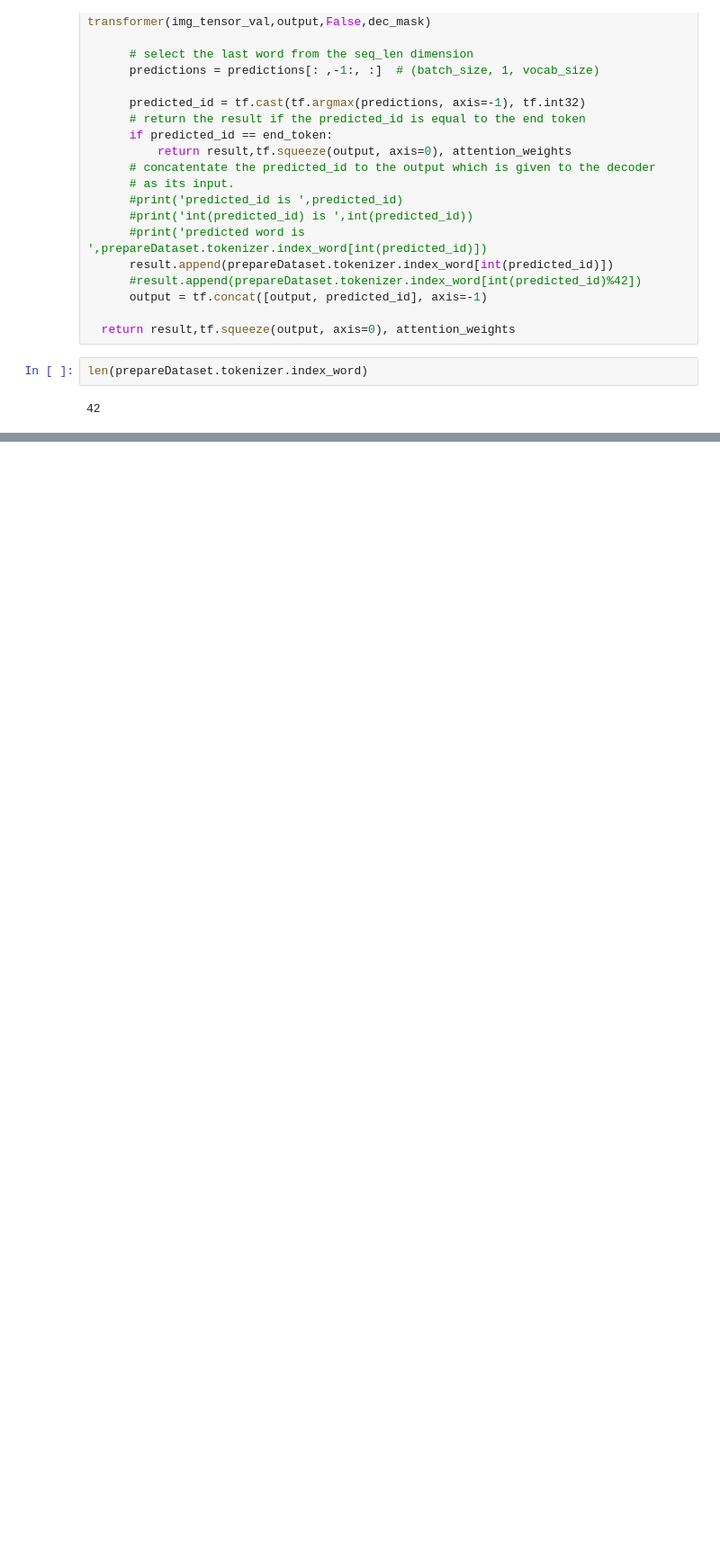
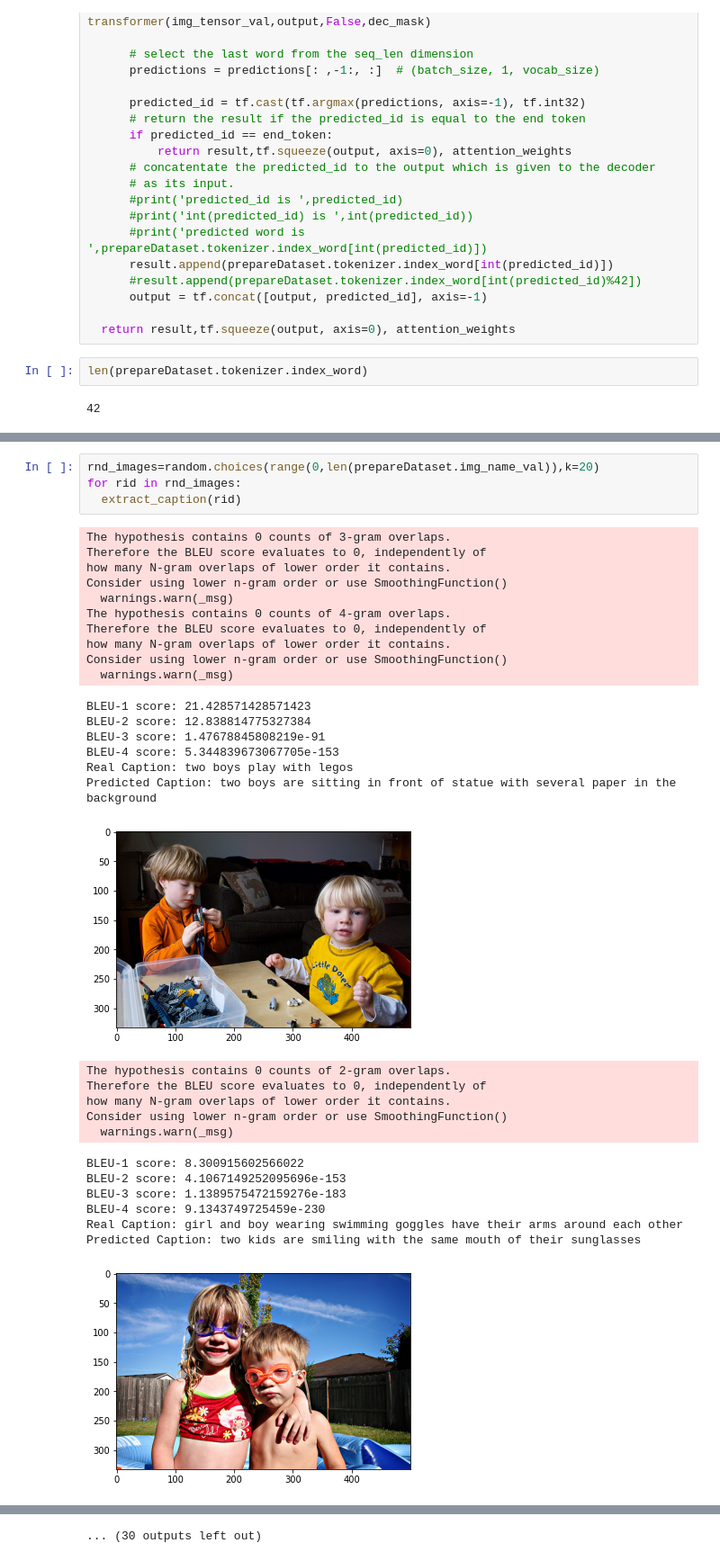
Before and after one commit to maverick98/CDS, a Jupyter notebook: Group4_ImageCaption_Transformer.ipynb, the cells around one changed output, grey strips where cells are left out. Shown at 90% size. Cells and saved outputs as stored; diff of their text form; blank space fills up the shorter version.

```diff
--- a/Group4_ImageCaption_Transformer.ipynb
+++ b/Group4_ImageCaption_Transformer.ipynb
@@ -754,0 +852,34 @@ Predicted Caption: several relaxing several several several several several seve
+# %%
+rnd_images=random.choices(range(0,len(prepareDataset.img_name_val)),k=20)
+for rid in rnd_images:
+  extract_caption(rid)
+# %% [output]
+The hypothesis contains 0 counts of 3-gram overlaps.
+Therefore the BLEU score evaluates to 0, independently of
+how many N-gram overlaps of lower order it contains.
+Consider using lower n-gram order or use SmoothingFunction()
+  warnings.warn(_msg)
+The hypothesis contains 0 counts of 4-gram overlaps.
+Therefore the BLEU score evaluates to 0, independently of
+how many N-gram overlaps of lower order it contains.
+Consider using lower n-gram order or use SmoothingFunction()
+  warnings.warn(_msg)
+BLEU-1 score: 21.428571428571423
+BLEU-2 score: 12.838814775327384
+BLEU-3 score: 1.47678845808219e-91
+BLEU-4 score: 5.344839673067705e-153
+Real Caption: two boys play with legos
+Predicted Caption: two boys are sitting in front of statue with several paper in the background
+[figure, added]
+The hypothesis contains 0 counts of 2-gram overlaps.
+Therefore the BLEU score evaluates to 0, independently of
+how many N-gram overlaps of lower order it contains.
+Consider using lower n-gram order or use SmoothingFunction()
+  warnings.warn(_msg)
+BLEU-1 score: 8.300915602566022
+BLEU-2 score: 4.1067149252095696e-153
+BLEU-3 score: 1.1389575472159276e-183
+BLEU-4 score: 9.1343749725459e-230
+Real Caption: girl and boy wearing swimming goggles have their arms around each other
+Predicted Caption: two kids are smiling with the same mouth of their sunglasses
+[figure, added]
@@ -754,0 +907 @@ Predicted Caption: several relaxing several several several several several seve
+... (30 outputs left out)
```
Also changed, not shown: parts of 13 cells of this notebook.
